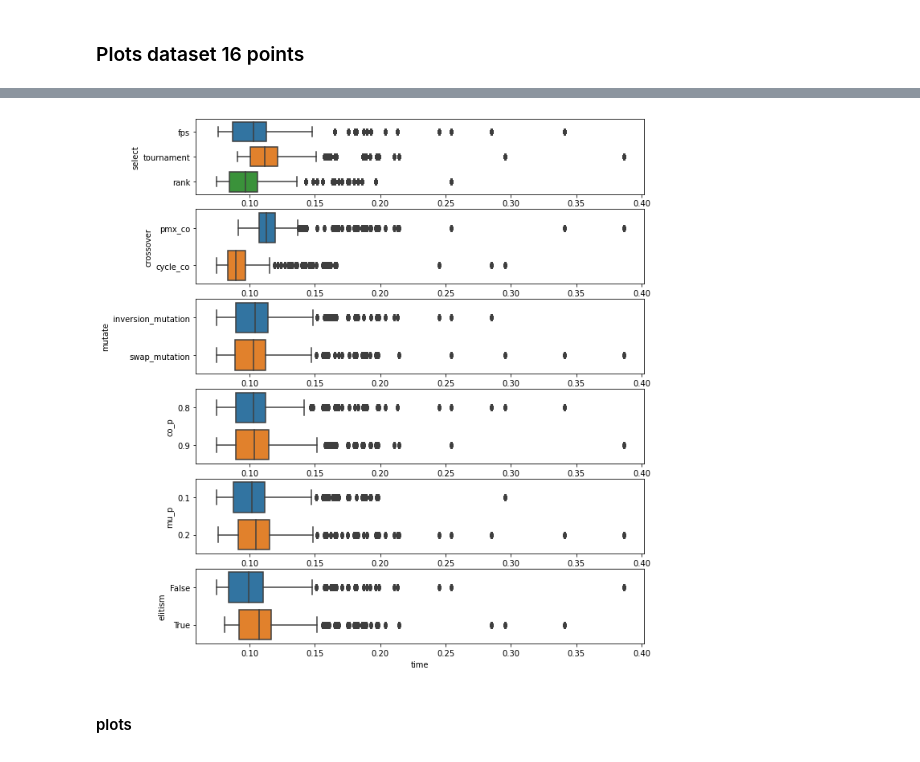
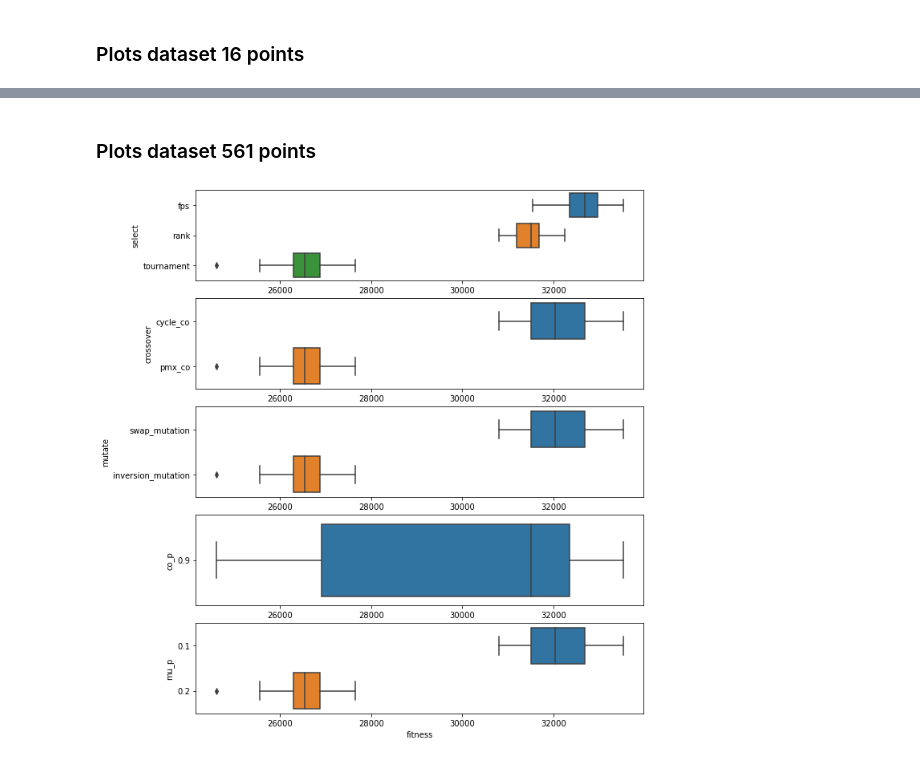
Before and after one commit to anabeatrizfig/Comp_Intelligence_Optimization, a Jupyter notebook: Analysis_TSP.ipynb, the cells around one changed output, grey strips where cells are left out. Drawn from its saved outputs; the diff is of its cells as text; code cells hidden in the pictures.

```diff
--- a/Analysis_TSP.ipynb
+++ b/Analysis_TSP.ipynb
@@ -21,2 +33,7 @@ zip_ref.close()
+# %%
+# create the dataframes
+df_plot_16 = pd.read_csv('result16.csv', sep = ";")
+df_plot_29 = pd.read_csv('result29.csv', sep = ";")
+df_plot_561 = pd.read_csv('https://raw.githubusercontent.com/anabeatrizfig/Comp_Intelligence_Optimization/main/output/result561_choices_1000generations.csv', sep = ",")
 # %% [markdown]
 ### Plots dataset 16 points
@@ -70,14 +132,16 @@ plt.show()
+# %% [markdown]
+### Plots dataset 561 points
 # %%
-data_box = df_plot_16[(df_plot_16.time < 0.4)]
-f, axes = plt.subplots(6, figsize = (10, 12))
-sns.boxplot(x="time", y="select", orient="h", data = data_box, ax=axes[0])
-sns.boxplot(x="time", y="crossover", orient="h", data = data_box, ax=axes[1])
-sns.boxplot(x="time", y="mutate", orient="h", data = data_box, ax=axes[2])
-sns.boxplot(x="time", y="co_p", orient="h", data = data_box, ax=axes[3])
-sns.boxplot(x="time", y="mu_p", orient="h", data = data_box, ax=axes[4])
-sns.boxplot(x="time", y="elitism", orient="h", data = data_box, ax=axes[5])
+# Figure 7 of the report
+data_box = df_plot_561[(df_plot_561.generation == 199) & (df_plot_561['elitism'] == True)]
+
+f, axes = plt.subplots(5, figsize = (10, 12))
+sns.boxplot(x="fitness", y="select", orient="h", data = data_box, ax=axes[0])
+sns.boxplot(x="fitness", y="crossover", orient="h", data = data_box, ax=axes[1])
+sns.boxplot(x="fitness", y="mutate", orient="h", data = data_box, ax=axes[2])
+sns.boxplot(x="fitness", y="co_p", orient="h", data = data_box, ax=axes[3])
+sns.boxplot(x="fitness", y="mu_p", orient="h", data = data_box, ax=axes[4])
+
 plt.show()
 # %% [output]
-[figure, old version]
+[figure, new version]
-# %% [markdown]
-#### plots
```
Also changed, not shown: parts of 34 cells of this notebook.
